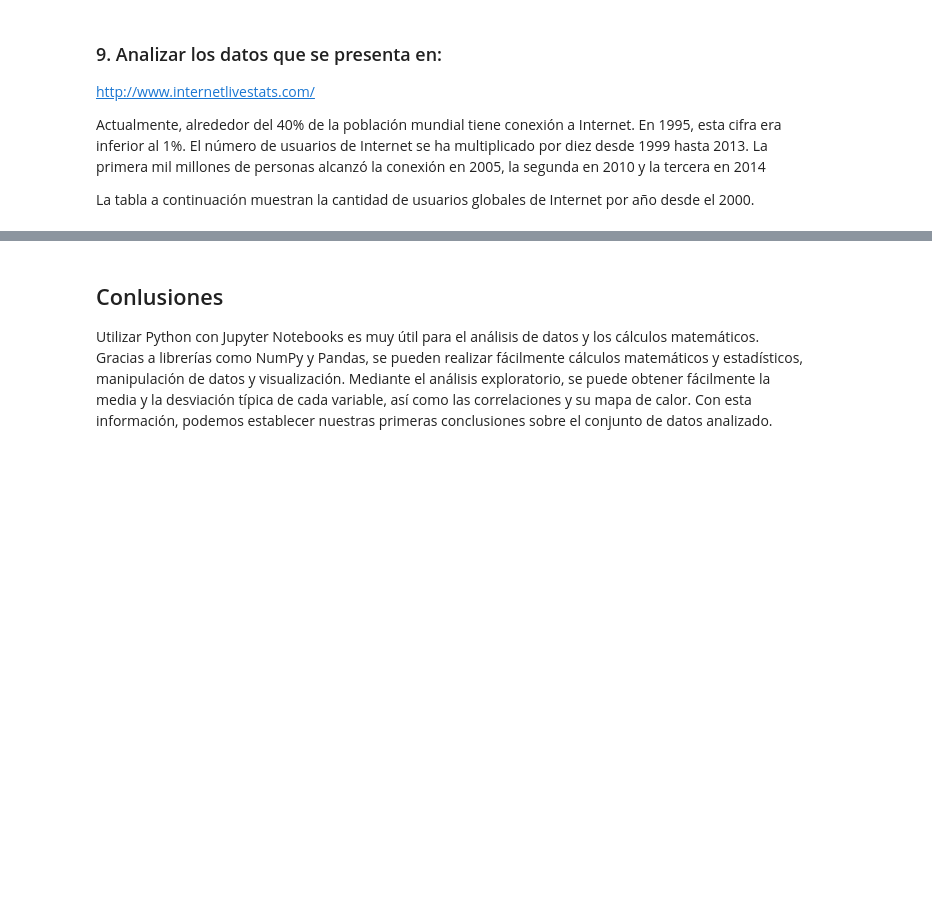
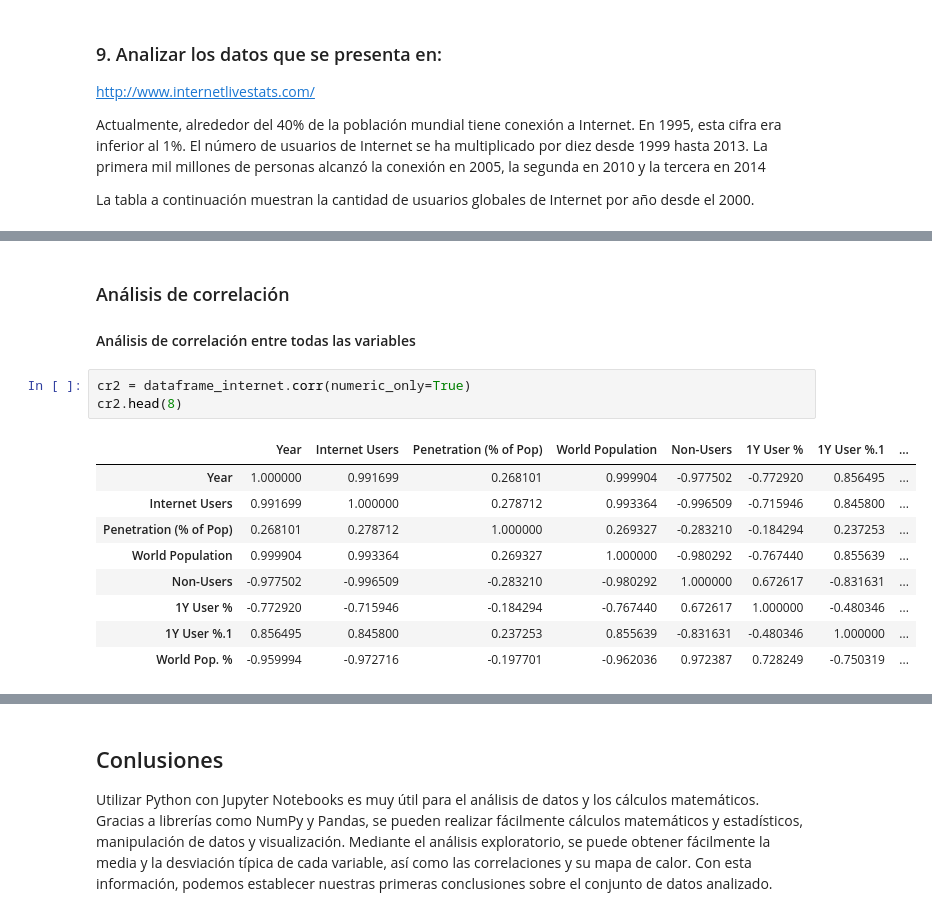
Before and after one commit to juandtap/Practica_02_analisis_multivariado_metodos_estocasticos, a Jupyter notebook: practica_02_probabilidad_momentos_exploracion.ipynb, the cells around one changed output, grey strips where cells are left out. Saved outputs shown, nothing was run; the diff lists cells and outputs as text; blank space fills up the shorter version.

```diff
--- a/practica_02_probabilidad_momentos_exploracion.ipynb
+++ b/practica_02_probabilidad_momentos_exploracion.ipynb
@@ -496,0 +537,17 @@ memory usage: 1.2+ KB
+# %% [markdown]
+### Análisis de correlación
+
+#### Análisis de correlación entre todas las variables
+# %%
+cr2 = dataframe_internet.corr(numeric_only=True)
+cr2.head(8)
+# %% [output]
+|  | Year | Internet Users | Penetration (% of Pop) | World Population | Non-Users | 1Y User % | 1Y User %.1 | ... |
+| Year | 1.000000 | 0.991699 | 0.268101 | 0.999904 | -0.977502 | -0.772920 | 0.856495 | ... |
+| Internet Users | 0.991699 | 1.000000 | 0.278712 | 0.993364 | -0.996509 | -0.715946 | 0.845800 | ... |
+| Penetration (% of Pop) | 0.268101 | 0.278712 | 1.000000 | 0.269327 | -0.283210 | -0.184294 | 0.237253 | ... |
+| World Population | 0.999904 | 0.993364 | 0.269327 | 1.000000 | -0.980292 | -0.767440 | 0.855639 | ... |
+| Non-Users | -0.977502 | -0.996509 | -0.283210 | -0.980292 | 1.000000 | 0.672617 | -0.831631 | ... |
+| 1Y User % | -0.772920 | -0.715946 | -0.184294 | -0.767440 | 0.672617 | 1.000000 | -0.480346 | ... |
+| 1Y User %.1 | 0.856495 | 0.845800 | 0.237253 | 0.855639 | -0.831631 | -0.480346 | 1.000000 | ... |
+| World Pop. % | -0.959994 | -0.972716 | -0.197701 | -0.962036 | 0.972387 | 0.728249 | -0.750319 | ... |
```
Also changed, not shown: parts of 8 cells of this notebook, 1 other file.
